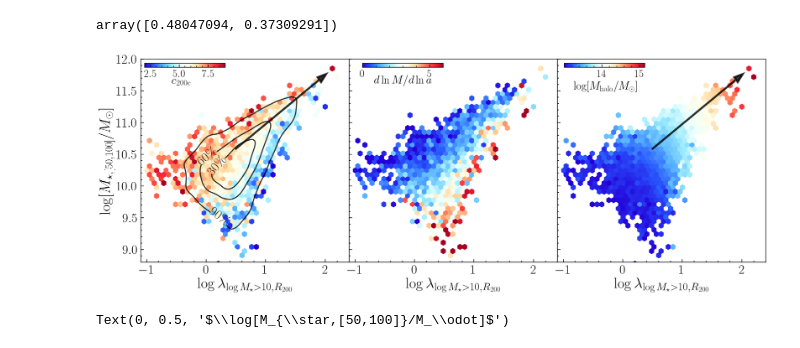
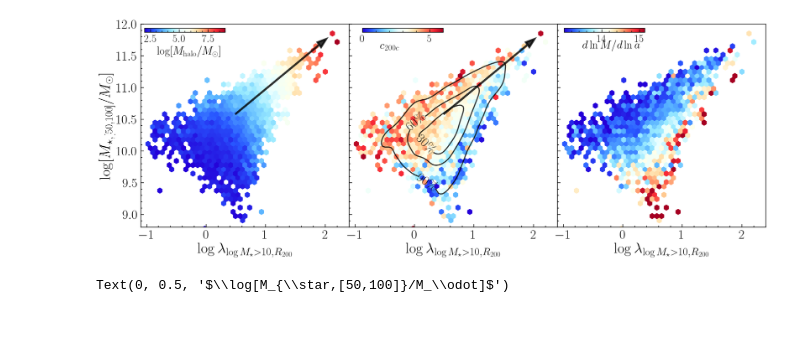
Before and after one commit to Xuchuyi/cenvssat, a Jupyter notebook: FigureNotebooks/Fig5.ipynb, the cells around one changed output. Saved outputs shown, nothing was run; the diff lists cells and outputs as text; code cells hidden in the pictures.

```diff
--- a/FigureNotebooks/Fig5.ipynb
+++ b/FigureNotebooks/Fig5.ipynb
@@ -88,10 +88,6 @@ def random_noise_on_richness(data,error=2,times=30):
     data1=data0[0].T
     data_mean=np.sum(data1,axis=1)/times
     return data_mean
-# %%
-model.coef_
-# %% [output]
-array([0.48047094, 0.37309291])
 # %%
 name='richness_cut_r200_10'
 mask2=(np.log10(tab2['mass_halo'])>13.2)&(tab2[name]>0)
@@ -113,7 +109,7 @@ zz = model.predict(np.c_[xx.ravel(), yy.ravel()]).reshape(xx.shape)
 # Plotting
 fig=plt.figure(figsize=(30,10))
 gs = fig.add_gridspec(1,3, hspace=0, wspace=0)
-(ax1,ax2,ax3)=gs.subplots(sharey='row')
+(ax3,ax1,ax2)=gs.subplots(sharey='row')
 name='richness_cut_r200_10'
 label=r'$\log\lambda_{\log M_\star>10,R_{200}}$'
 tab_x=random_noise_on_richness(tab2[name],error=1,times=10)
@@ -143,7 +139,7 @@ cbar.ax.tick_params(labelsize=28)
 ax1.set_xlabel(label,fontsize=40)
 ax2.set_xlabel(label,fontsize=40)
 ax3.set_xlabel(label,fontsize=40)
-ax1.set_ylabel(r'$\log[M_{\star,[50,100]}/M_\odot]$',fontsize=40)
+ax3.set_ylabel(r'$\log[M_{\star,[50,100]}/M_\odot]$',fontsize=40)
 
 
 
@@ -159,34 +155,34 @@ ax3.arrow(x0,y0,dx,dy,color='black',alpha=0.8,lw=5,zorder=1,head_width=0.1)
 x=xdata
 y=ydata
 values = np.vstack([x, y])
 kernel = gaussian_kde(values)
 
 # Create a grid over which we will evaluate the KDE
 xmin, xmax = x.min() , x.max()
 ymin, ymax = y.min() , y.max()
 xx, yy = np.mgrid[xmin:xmax:100j, ymin:ymax:100j]
 positions = np.vstack([xx.ravel(), yy.ravel()])
 f = np.reshape(kernel(positions).T, xx.shape)
 sorted_zi=np.sort(kernel(positions).T)
 cumulative_zi=np.cumsum(sorted_zi)/np.sum(sorted_zi)
 t_30=sorted_zi[np.argmin(np.abs(cumulative_zi - 0.7))]
 t_60=sorted_zi[np.argmin(np.abs(cumulative_zi - 0.4))]
 t_90=sorted_zi[np.argmin(np.abs(cumulative_zi - 0.1))]
 CS=ax1.contour(xx,yy,f,levels=[t_90,t_60,t_30],colors=['black','black','black'],linewidths=3,alpha=0.8)
 fmt={}
 str0=[r'$90\%$',r'$60\%$',r'$30\%$']
 for l, s in zip(CS.levels, str0):
     fmt[l] = s
 ax1.clabel(CS,inline=True,fmt=fmt,inline_spacing=1,manual=[(0.1,9.3),(0,10.5),(0.3,10.2)])
 ax1.set_ylim(8.8,12)
 ax1.set_xlim(-1.1,2.4)
 ax2.set_ylim(8.8,12)
 ax2.set_xlim(-1.1,2.4)
 ax3.set_ylim(8.8,12)
 ax3.set_xlim(-1.1,2.4)
 plt.savefig(fig_dir+"Fig5.pdf",dpi=150)
 # %% [output]
-[figure, old version]
+[figure, new version]
 # %%
 fig=plt.figure(figsize=(30,10))
 gs = fig.add_gridspec(1,3, hspace=0, wspace=0)
```
